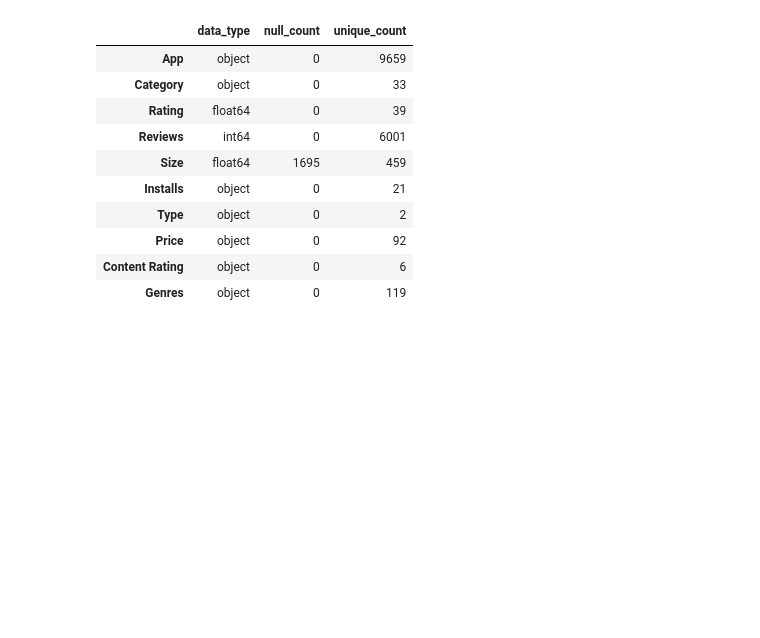
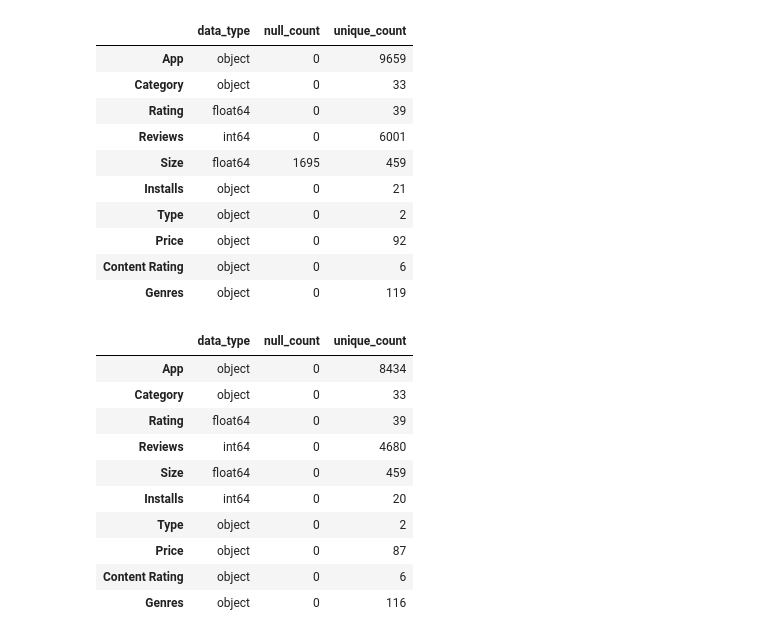
Before and after one commit to nileshrathod17/Exploratory-Data-Analysis, a Jupyter notebook: Copy_of_Play_Store_App_Review_Analysis_Capstone_Project.ipynb, the cells around one changed output. Cells and saved outputs as stored; diff of their text form; code cells hidden in the pictures; blank space fills up the shorter version.

```diff
--- a/Copy_of_Play_Store_App_Review_Analysis_Capstone_Project.ipynb
+++ b/Copy_of_Play_Store_App_Review_Analysis_Capstone_Project.ipynb
@@ -202,0 +215,14 @@ printinfo()
+# %%
+printinfo()
+# %% [output]
+|  | data_type | null_count | unique_count |
+| App | object | 0 | 8434 |
+| Category | object | 0 | 33 |
+| Rating | float64 | 0 | 39 |
+| Reviews | int64 | 0 | 4680 |
+| Size | float64 | 0 | 459 |
+| Installs | int64 | 0 | 20 |
+| Type | object | 0 | 2 |
+| Price | object | 0 | 87 |
+| Content Rating | object | 0 | 6 |
+| Genres | object | 0 | 116 |
```
Also changed, not shown: parts of 8 cells of this notebook.
